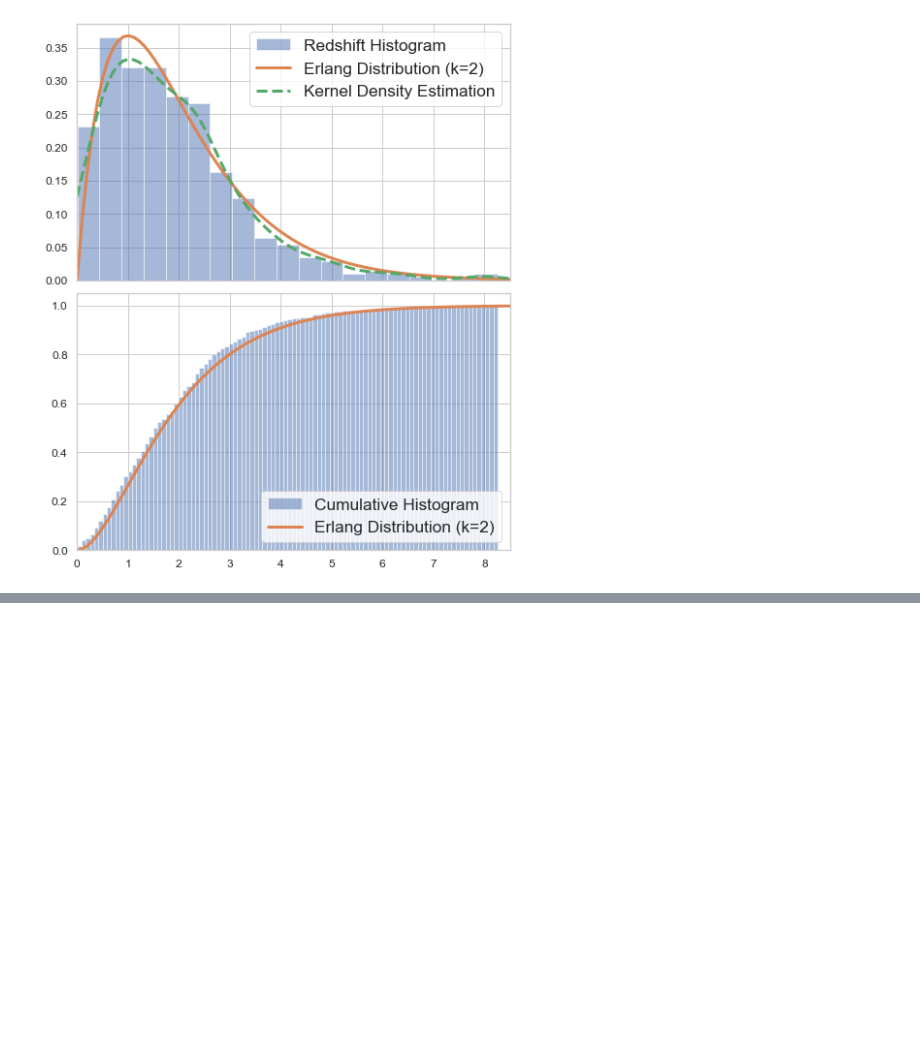
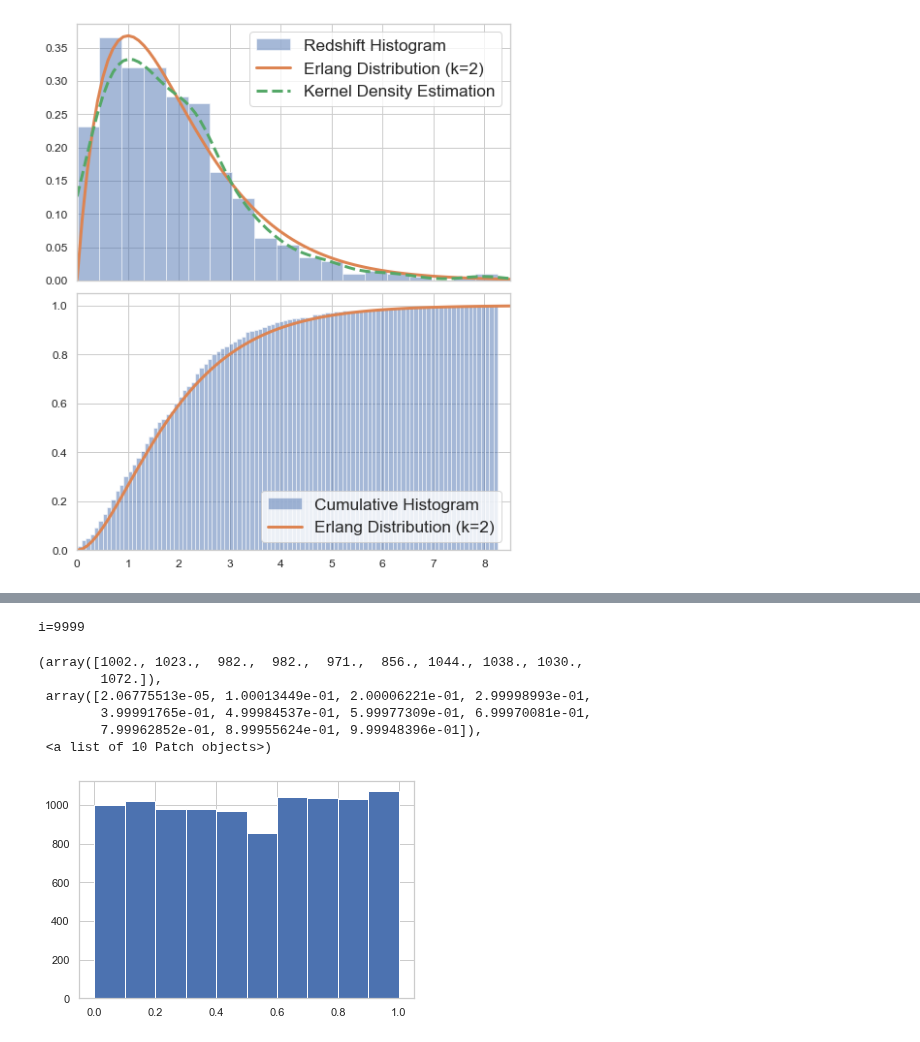
Before and after one commit to Lang-Shao/graduate_cource, a Jupyter notebook: Using_Python/Python_Books/Python_for_Programmers_2019/8.12_Regular_Expressions.ipynb, the cells around one changed output, grey strips where cells are left out. Drawn from its saved outputs; the diff is of its cells as text; code cells hidden in the pictures; blank space fills up the shorter version.

```diff
--- a/Using_Python/Python_Books/Python_for_Programmers_2019/8.12_Regular_Expressions.ipynb
+++ b/Using_Python/Python_Books/Python_for_Programmers_2019/8.12_Regular_Expressions.ipynb
@@ -93,0 +122,22 @@ axes[1].legend([handles[1],handles[0]],
+# %%
+testNumber = 10000
+pValues = np.zeros(testNumber)
+for i in np.arange(testNumber):
+    sample = stats.erlang(2).rvs(len(redshift))
+    #plt.hist(sample,density=True)
+    pValue = stats.kstest(sample,stats.erlang(2).cdf)[1]
+    pValues[i] = pValue
+    print(f"i={i}",end="\r")
+    #x = np.linspace(0,10,100)
+    #Y = stats.erlang(2).pdf(x)
+    #plt.plot(x,Y)
+plt.hist(pValues)
+# %% [output]
+i=9999
+(array([1002., 1023.,  982.,  982.,  971.,  856., 1044., 1038., 1030.,
+        1072.]),
+ array([2.06775513e-05, 1.00013449e-01, 2.00006221e-01, 2.99998993e-01,
+        3.99991765e-01, 4.99984537e-01, 5.99977309e-01, 6.99970081e-01,
+        7.99962852e-01, 8.99955624e-01, 9.99948396e-01]),
+ <a list of 10 Patch objects>)
+[figure, added]
```
Also changed, not shown: parts of 10 cells of this notebook.
